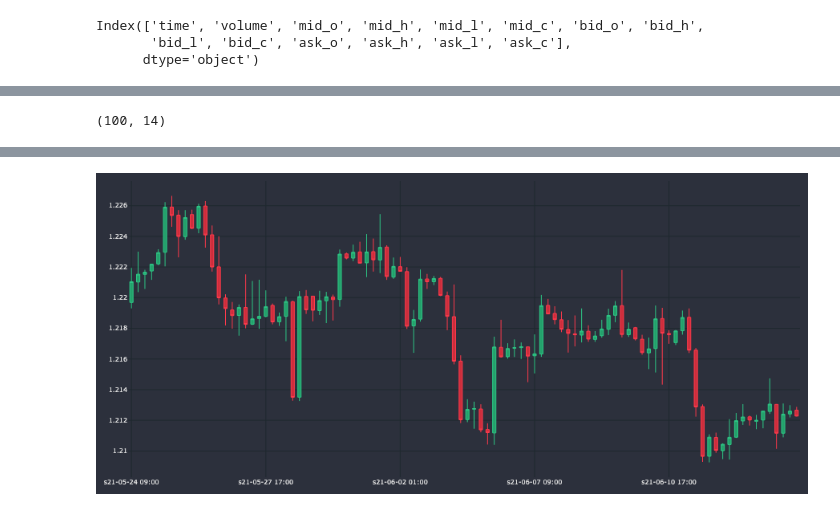
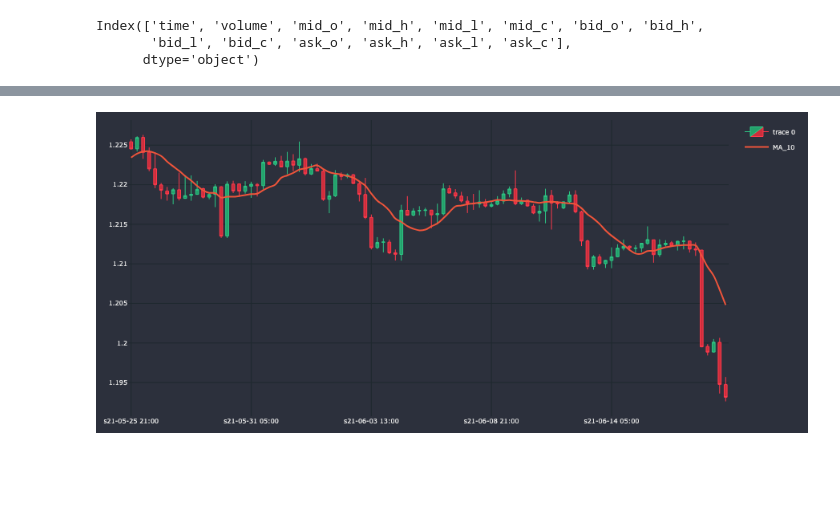
Before and after one commit to pochiman/algorithmic-forex-trading, a Jupyter notebook: exploration/MA_Test.ipynb, the cells around one changed output, grey strips where cells are left out. Cells and saved outputs as stored; diff of their text form; code cells hidden in the pictures; blank space fills up the shorter version.

```diff
--- a/exploration/MA_Test.ipynb
+++ b/exploration/MA_Test.ipynb
@@ -29,15 +29,18 @@ df_ma['MA_10'] = df_ma.mid_c.rolling(window=10).mean()
 df_ma.dropna(inplace=True)
 df_ma.reset_index(inplace=True, drop=True)
 # %%
-df_plot = df.iloc[:100]
+df_plot = df_ma.iloc[:100]
-# %%
-df_plot.shape
-# %% [output]
-(100, 14)
 # %%
 cp = CandlePlot(df_plot)
 # %%
-cp.show_plot()
+#cp.fig.add_trace(go.Scatter(
+#    x=cp.df_plot.sTime,
+#    y=cp.df_plot.MA_10,
+#    line=dict(width=2),
+#    line_shape="spline",
+#    name="MA_10"
+#))
+cp.show_plot(line_traces=['MA_10'])
 # %% [output]
 [interactive output not drawn]
-[figure, old version]
+[figure, new version]
```
Also changed, not shown: parts of 1 cell of this notebook, 1 other file.
